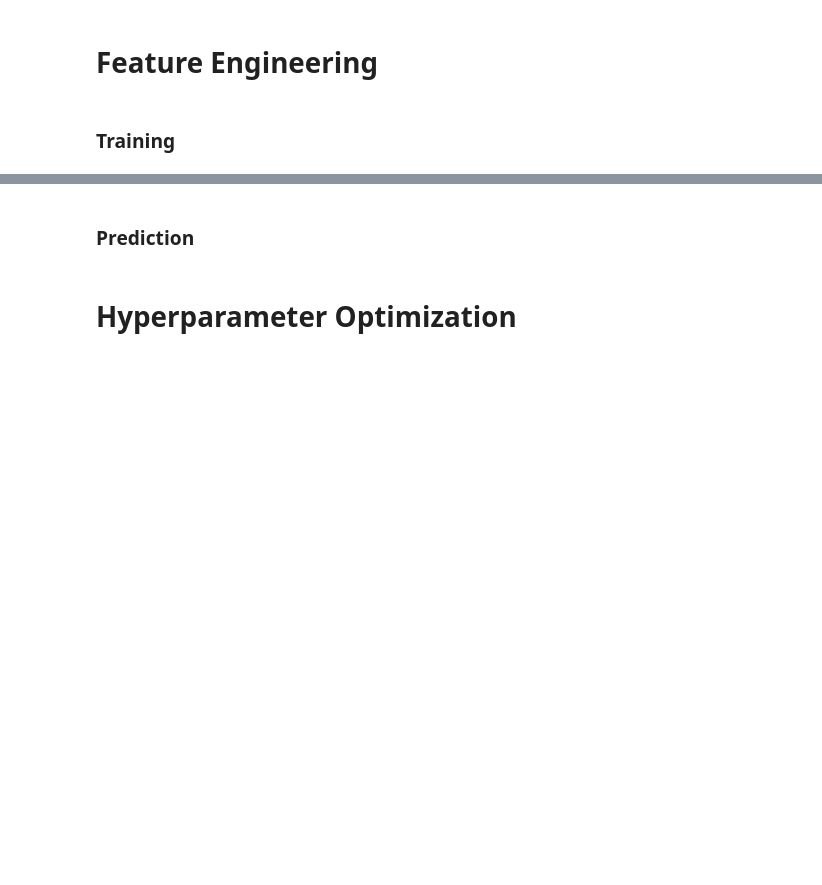
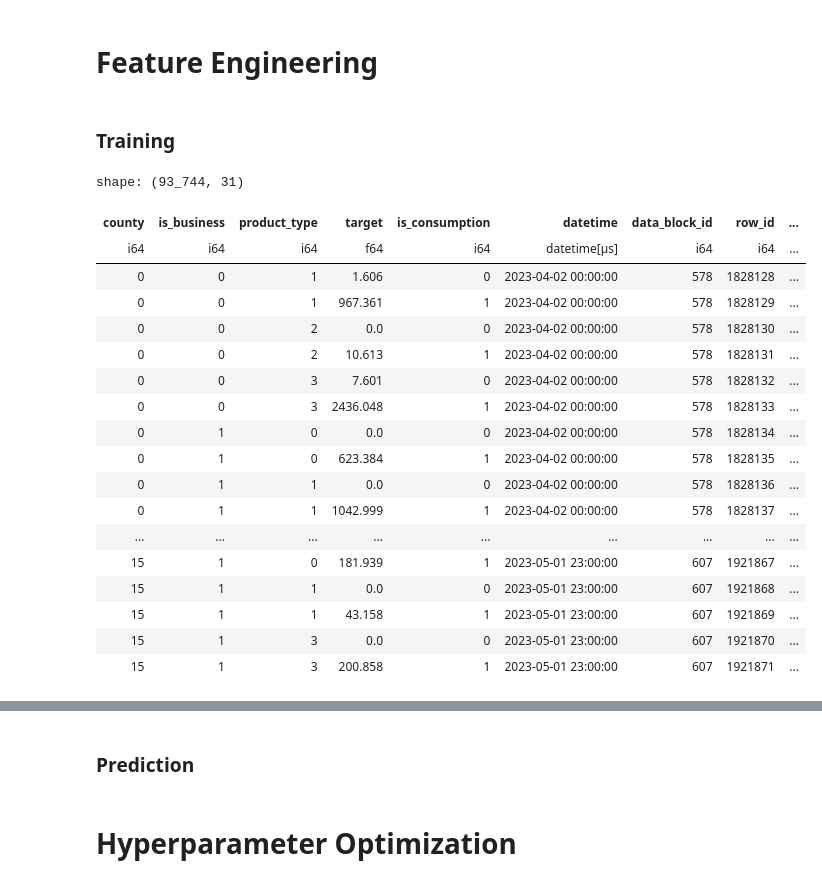
Before and after one commit to SamratThapa120/enefit-energy-forecast, a Jupyter notebook: pipelines/baseline.ipynb, the cells around one changed output, grey strips where cells are left out. Cells and saved outputs as stored; diff of their text form; code cells hidden in the pictures; blank space fills up the shorter version.

```diff
--- a/pipelines/baseline.ipynb
+++ b/pipelines/baseline.ipynb
@@ -107,3 +130,25 @@ def get_metrics(gt,pred):
+# %%
+train
+# %% [output]
+shape: (93_744, 31)
+| county | is_business | product_type | target | is_consumption | datetime | data_block_id | row_id | ... |
+| i64 | i64 | i64 | f64 | i64 | datetime[μs] | i64 | i64 | ... |
+| 0 | 0 | 1 | 1.606 | 0 | 2023-04-02 00:00:00 | 578 | 1828128 | ... |
+| 0 | 0 | 1 | 967.361 | 1 | 2023-04-02 00:00:00 | 578 | 1828129 | ... |
+| 0 | 0 | 2 | 0.0 | 0 | 2023-04-02 00:00:00 | 578 | 1828130 | ... |
+| 0 | 0 | 2 | 10.613 | 1 | 2023-04-02 00:00:00 | 578 | 1828131 | ... |
+| 0 | 0 | 3 | 7.601 | 0 | 2023-04-02 00:00:00 | 578 | 1828132 | ... |
+| 0 | 0 | 3 | 2436.048 | 1 | 2023-04-02 00:00:00 | 578 | 1828133 | ... |
+| 0 | 1 | 0 | 0.0 | 0 | 2023-04-02 00:00:00 | 578 | 1828134 | ... |
+| 0 | 1 | 0 | 623.384 | 1 | 2023-04-02 00:00:00 | 578 | 1828135 | ... |
+| 0 | 1 | 1 | 0.0 | 0 | 2023-04-02 00:00:00 | 578 | 1828136 | ... |
+| 0 | 1 | 1 | 1042.999 | 1 | 2023-04-02 00:00:00 | 578 | 1828137 | ... |
+| ... | ... | ... | ... | ... | ... | ... | ... | ... |
+| 15 | 1 | 0 | 181.939 | 1 | 2023-05-01 23:00:00 | 607 | 1921867 | ... |
+| 15 | 1 | 1 | 0.0 | 0 | 2023-05-01 23:00:00 | 607 | 1921868 | ... |
+| 15 | 1 | 1 | 43.158 | 1 | 2023-05-01 23:00:00 | 607 | 1921869 | ... |
+| 15 | 1 | 3 | 0.0 | 0 | 2023-05-01 23:00:00 | 607 | 1921870 | ... |
+| 15 | 1 | 3 | 200.858 | 1 | 2023-05-01 23:00:00 | 607 | 1921871 | ... |
 # %%
 drop_cols=["target","datetime","row_id","data_block_id","prediction_unit_id","date"]
 target_col = "target"
```
Also changed, not shown: parts of 6 cells of this notebook, 1 other file.
